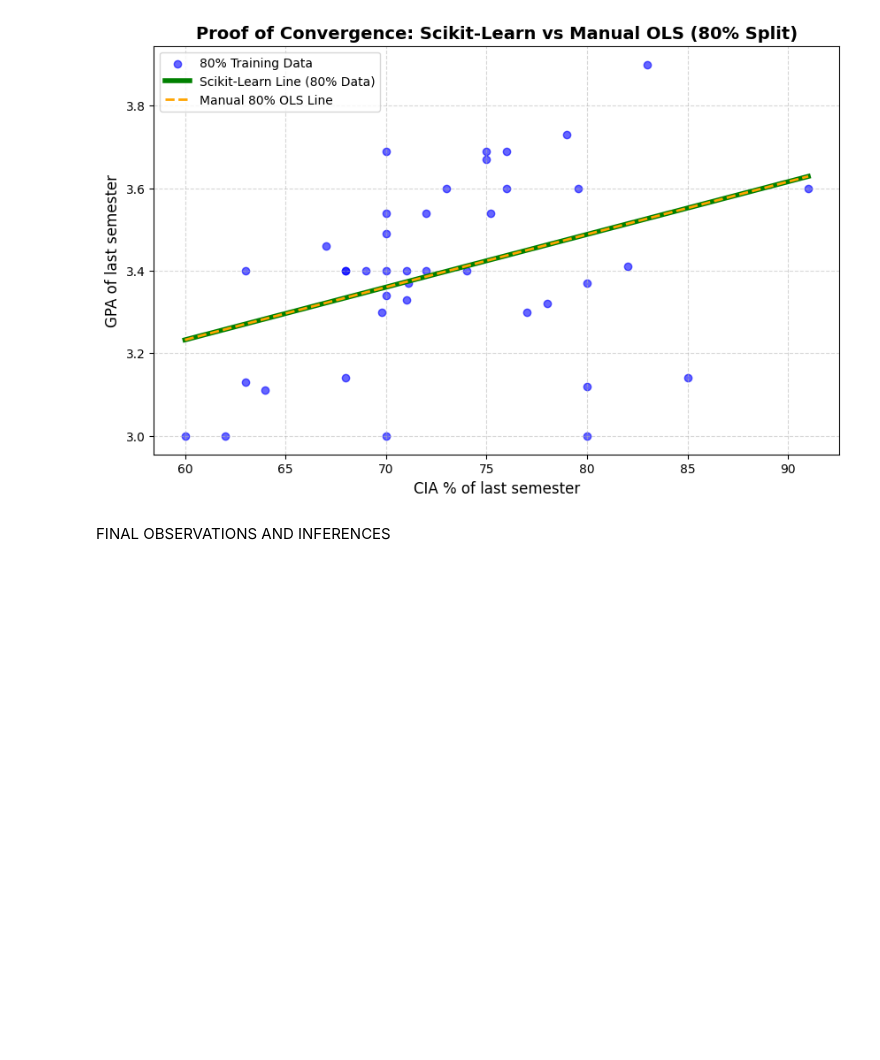
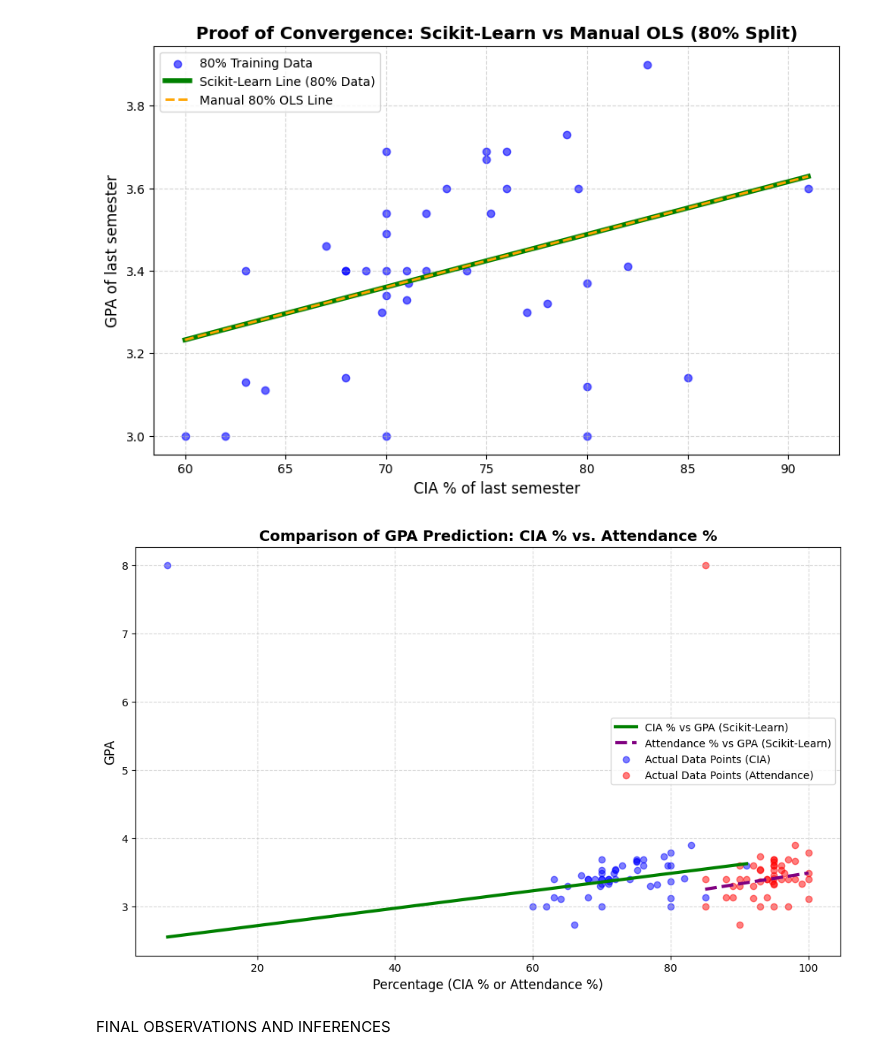
Before and after one commit to D1778/ML-lab-2547220, a Jupyter notebook: LAB3.ipynb, the cells around one changed output. Saved outputs shown, nothing was run; the diff lists cells and outputs as text; code cells hidden in the pictures; blank space fills up the shorter version.

```diff
--- a/LAB3.ipynb
+++ b/LAB3.ipynb
@@ -533,6 +533,39 @@ plt.grid(True, linestyle='--', alpha=0.5)
 plt.show()
 # %% [output]
 [figure]
+# %%
+import matplotlib.pyplot as plt
+import numpy as np
+
+plt.figure(figsize=(12, 7))
+
+# --- Regression Line for CIA vs GPA (from model1) ---
+x_min_cia = Xcia.min().values[0] if hasattr(Xcia, 'min') else Xcia.min()
+x_max_cia = Xcia.max().values[0] if hasattr(Xcia, 'max') else Xcia.max()
+x_line_cia = np.linspace(x_min_cia, x_max_cia, 100)
+y_line_cia = (model1.coef_[0][0] * x_line_cia) + model1.intercept_[0]
+plt.plot(x_line_cia, y_line_cia, color='green', linewidth=3, label='CIA % vs GPA (Scikit-Learn)')
+
+# --- Regression Line for Attendance vs GPA (from model2) ---
+x_min_attendance = Xattendance.min().values[0] if hasattr(Xattendance, 'min') else Xattendance.min()
+x_max_attendance = Xattendance.max().values[0] if hasattr(Xattendance, 'max') else Xattendance.max()
+x_line_attendance = np.linspace(x_min_attendance, x_max_attendance, 100)
+y_line_attendance = (model2.coef_[0][0] * x_line_attendance) + model2.intercept_[0]
+plt.plot(x_line_attendance, y_line_attendance, color='purple', linewidth=3, linestyle='--', label='Attendance % vs GPA (Scikit-Learn)')
+
+# --- Add Scatter Points for both relationships (using all data for context) ---
+plt.scatter(Xcia, Ygpa1, color='blue', alpha=0.5, label='Actual Data Points (CIA)')
+plt.scatter(Xattendance, Ygpa2, color='red', alpha=0.5, label='Actual Data Points (Attendance)')
+
+# --- Titles and Labels ---
+plt.title('Comparison of GPA Prediction: CIA % vs. Attendance %', fontsize=14, fontweight='bold')
+plt.xlabel('Percentage (CIA % or Attendance %)', fontsize=12)
+plt.ylabel('GPA', fontsize=12)
+plt.legend(loc='best')
+plt.grid(True, linestyle='--', alpha=0.5)
+plt.show()
+# %% [output]
+[figure, added]
 # %% [markdown]
 FINAL OBSERVATIONS AND INFERENCES
 # %% [markdown]
```
